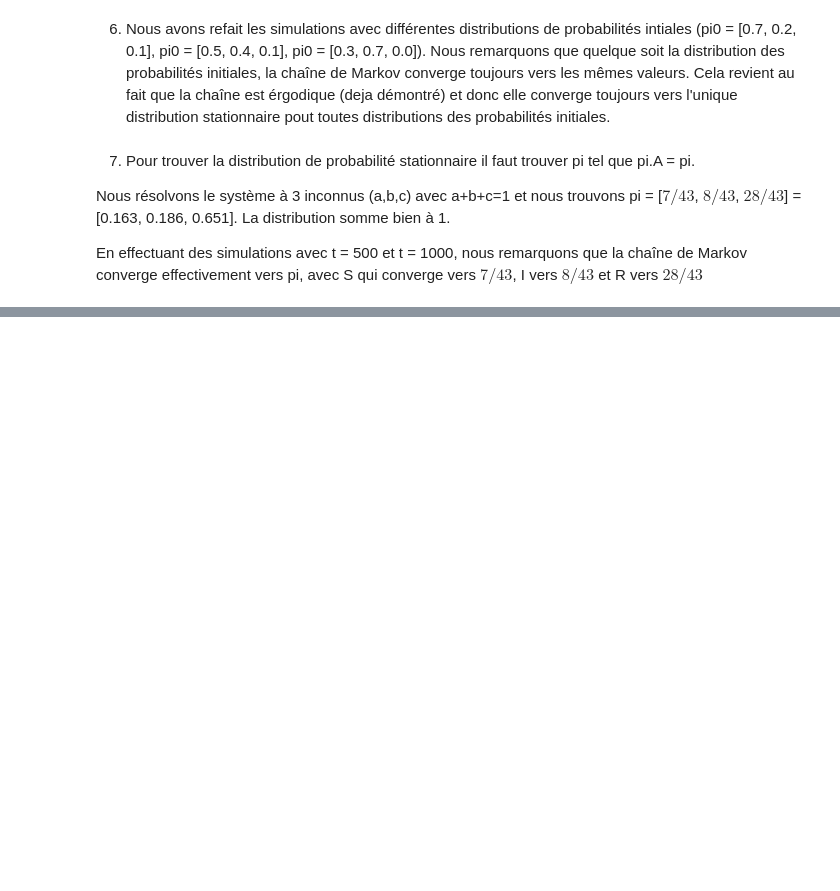
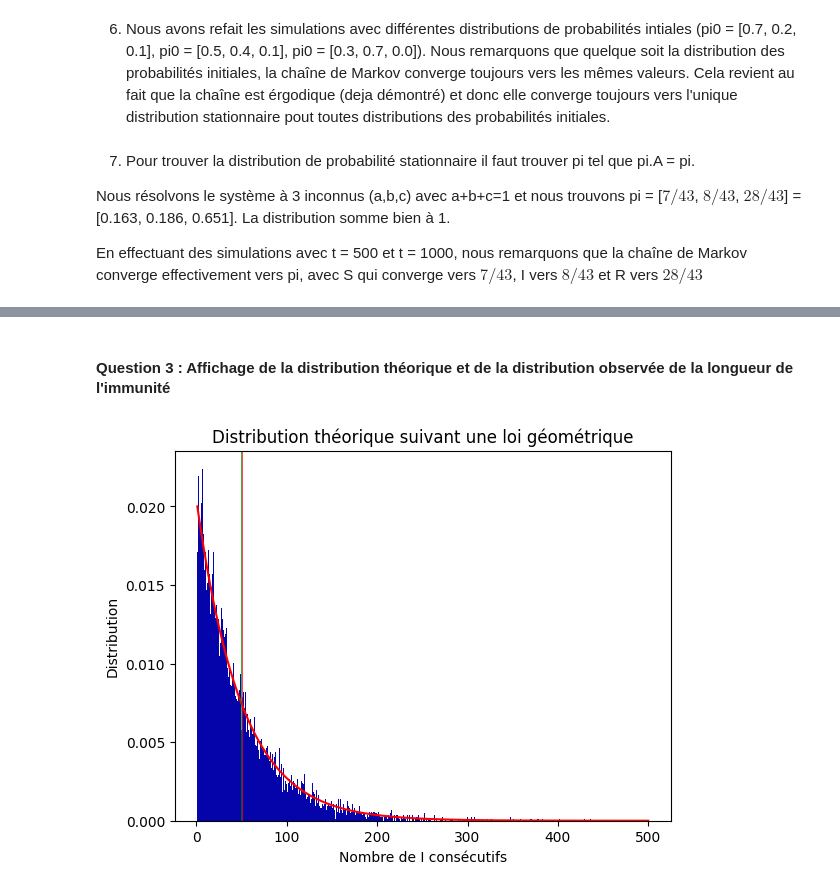
Before and after one commit to maelodie/markov, a Jupyter notebook: markov.ipynb, the cells around one changed output, grey strips where cells are left out. Cells and saved outputs as stored; diff of their text form; code cells hidden in the pictures; blank space fills up the shorter version.

```diff
--- a/markov.ipynb
+++ b/markov.ipynb
@@ -379,16 +364,16 @@ $A^4$ =
 
 La matrice $A^n$ correspond à la matrice de probabilités de transition en n étapes (temps), donc  $A^2$ = P($X_t$ = $X_{t-n}$).
 # %%
-A = np.array([
+A2 = np.array([
         [0.92, 0.08, 0],
         [0.0, 0.93, 0.07],
         [0.02, 0, 0.98]
     ])
 
 # Distribution théorique
-liste_distribution = distribution_etat(A, pi0)
+liste_distribution = distribution_etat(A2, pi0)
 affichage_distribution(liste_distribution)
 
 # Distribution observée, simulation avec une population 500 et 5000
-affichage_distribution(simulation(500, 150))
-affichage_distribution(simulation(5000, 150))
+affichage_distribution(simulation(500, 150, A2))
+affichage_distribution(simulation(5000, 150, A2))
@@ -457,0 +472,27 @@ affichage_distribution(simulation(5000, 1000))
+# %% [markdown]
+#### Question 3 : Affichage de la distribution théorique et de la distribution observée de la longueur de l'immunité
+# %%
+def geometrique(p, k):
+    return (1 - p)**(k - 1) * p
+
+def courbe_dist_theorique(temps):
+    list_distribution = [geometrique(0.02,k) for k in range(1,temps+1)]
+    x = np.arange(1,len(list_distribution)+1)
+    y = list_distribution
+    plt.plot(x, y, color='red')
+    plt.axvline(50, color='r', linewidth=0.5, label="Moyenne théorique de la longueur de l'immunité") #moyenne théorique
+
+    plt.title('Distribution théorique suivant une loi géométrique')
+    plt.xlabel('Nombre de I consécutifs')
+    plt.ylabel("Distribution")
+
+def courbe_dist_observee(nb_individus, temps):
+    moyenne ,occurrences = longueur_R_obs(nb_individus, temps)
+    plt.axvline(moyenne, color='g', linewidth=0.5, label="Moyenne observée de la longueur de l'immunité") #moyenne observée
+    plt.hist(occurrences, bins=max(occurrences), density=True, color='#0504aa')
+
+#On effectue des distributions sur des populations de grandeur élevée pour pouvoir comparer les deux distributions
+courbe_dist_theorique(500)  #distribution théorique
+courbe_dist_observee(150, 5000) #distribution observée
+# %% [output]
+[figure, added]
```
Also changed, not shown: parts of 24 cells of this notebook.
